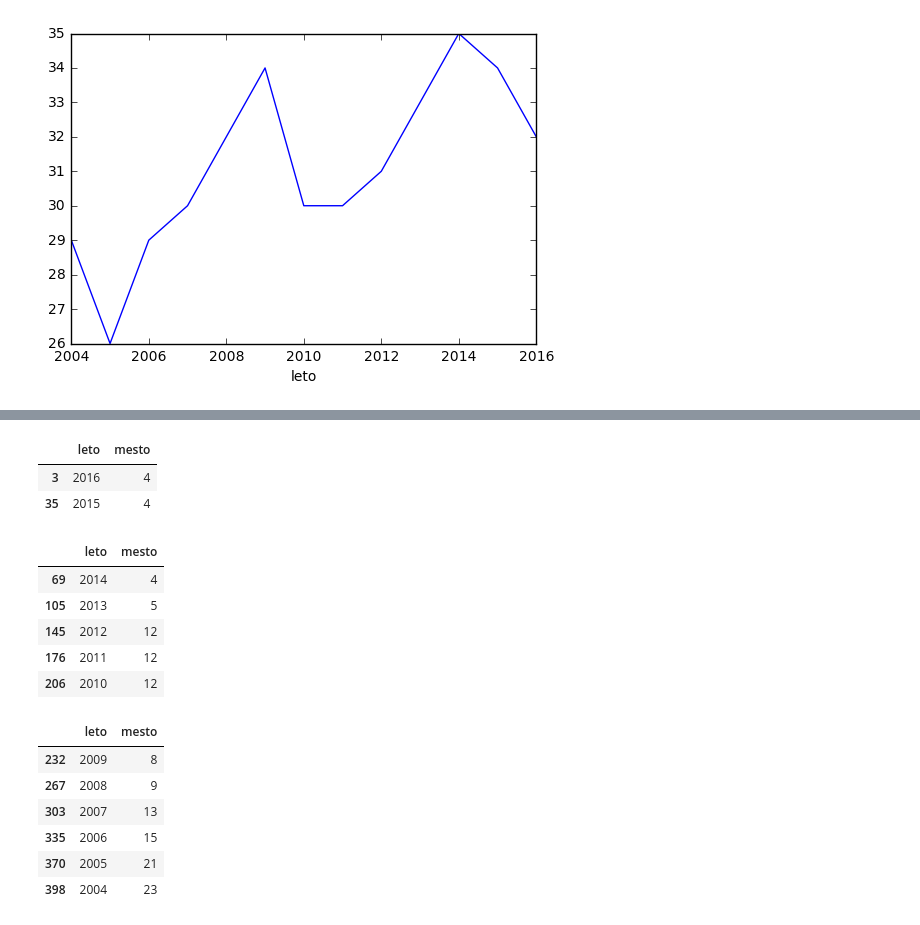
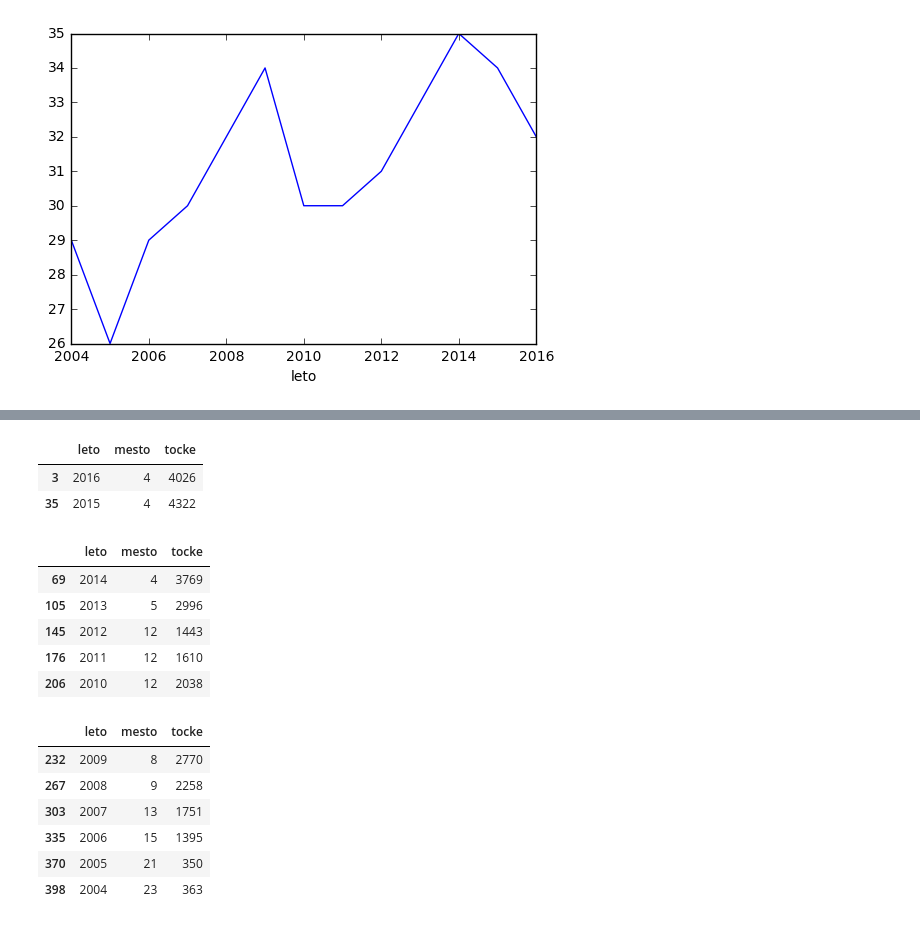
Before and after one commit to JerebP15/sportno-plezanje, a Jupyter notebook: Sportno plezanje.ipynb, the cells around one changed output, grey strips where cells are left out. Drawn from its saved outputs; the diff is of its cells as text; code cells hidden in the pictures.

```diff
--- a/Sportno plezanje.ipynb
+++ b/Sportno plezanje.ipynb
@@ -9,7 +9,7 @@ Na začetku naložimo paket pandas za delo s podatki. V preambuli je še nekaj v
 # %%
 import pandas as pd
 
-pd.options.display.max_rows = 16
+#pd.options.display.max_rows = 16
 
 %matplotlib inline
 
@@ -284,25 +330,28 @@ rezultati_klubi.groupby("leto").size().plot()
 # %%
-rezultati_klubi_imena[(rezultati_klubi_imena["klub"] == 4)][["leto", "mesto"]]
+#PK Kamnik
+rezultati_klubi_imena[(rezultati_klubi_imena["klub"] == 4)][["leto", "mesto", "tocke"]]
 # %% [output]
-|  | leto | mesto |
-| 3 | 2016 | 4 |
-| 35 | 2015 | 4 |
+|  | leto | mesto | tocke |
+| 3 | 2016 | 4 | 4026 |
+| 35 | 2015 | 4 | 4322 |
 # %%
-rezultati_klubi_imena[(rezultati_klubi_imena["klub"] == 29) & (rezultati_klubi_imena["leto"] < 2015)][["leto", "mesto"]]
+#ŠPO Kamnik
+rezultati_klubi_imena[(rezultati_klubi_imena["klub"] == 29) & (rezultati_klubi_imena["leto"] < 2015)][["leto", "mesto", "tocke"]]
 # %% [output]
-|  | leto | mesto |
-| 69 | 2014 | 4 |
-| 105 | 2013 | 5 |
-| 145 | 2012 | 12 |
-| 176 | 2011 | 12 |
-| 206 | 2010 | 12 |
+|  | leto | mesto | tocke |
+| 69 | 2014 | 4 | 3769 |
+| 105 | 2013 | 5 | 2996 |
+| 145 | 2012 | 12 | 1443 |
+| 176 | 2011 | 12 | 1610 |
+| 206 | 2010 | 12 | 2038 |
 # %%
-rezultati_klubi_imena[(rezultati_klubi_imena["klub"] == 47)][["leto", "mesto"]]
+#AO Kamnik
+rezultati_klubi_imena[(rezultati_klubi_imena["klub"] == 47)][["leto", "mesto", "tocke"]]
 # %% [output]
-|  | leto | mesto |
-| 232 | 2009 | 8 |
-| 267 | 2008 | 9 |
-| 303 | 2007 | 13 |
-| 335 | 2006 | 15 |
-| 370 | 2005 | 21 |
-| 398 | 2004 | 23 |
+|  | leto | mesto | tocke |
+| 232 | 2009 | 8 | 2770 |
+| 267 | 2008 | 9 | 2258 |
+| 303 | 2007 | 13 | 1751 |
+| 335 | 2006 | 15 | 1395 |
+| 370 | 2005 | 21 | 350 |
+| 398 | 2004 | 23 | 363 |
```
Also changed, not shown: parts of 22 cells of this notebook.
